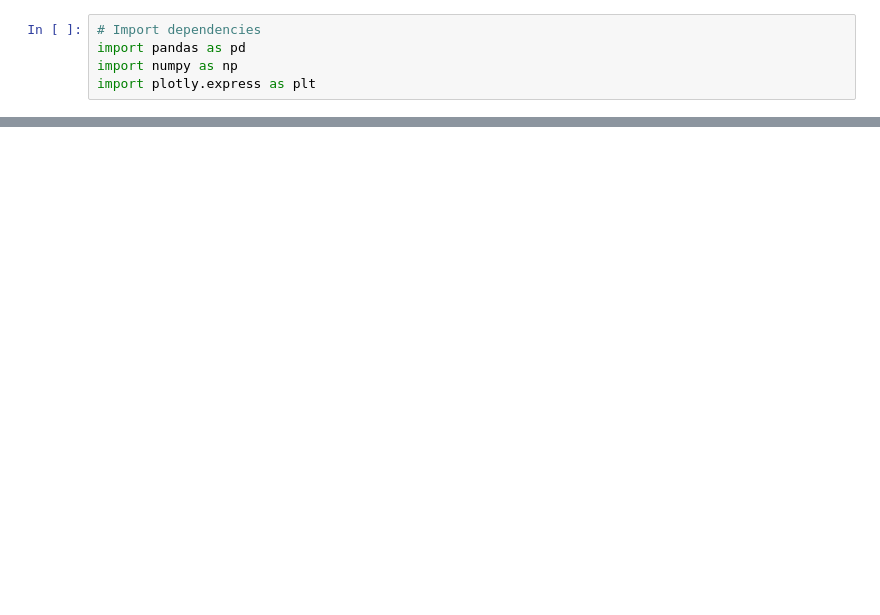
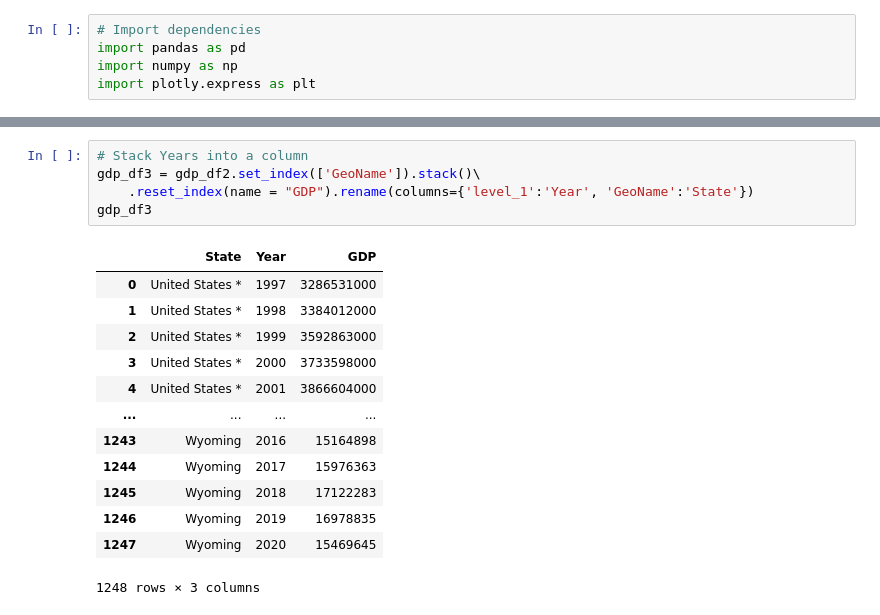
Before and after one commit to Michaelfr22/Final_Project, a Jupyter notebook: Cleaning_GDP.ipynb, the cells around one changed output, grey strips where cells are left out. Drawn from its saved outputs; the diff is of its cells as text; blank space fills up the shorter version.

```diff
--- a/Cleaning_GDP.ipynb
+++ b/Cleaning_GDP.ipynb
@@ -23,0 +70,19 @@ gdp_df
+# %%
+# Stack Years into a column
+gdp_df3 = gdp_df2.set_index(['GeoName']).stack()\
+    .reset_index(name = "GDP").rename(columns={'level_1':'Year', 'GeoName':'State'})
+gdp_df3
+# %% [output]
+|  | State | Year | GDP |
+| 0 | United States * | 1997 | 3286531000 |
+| 1 | United States * | 1998 | 3384012000 |
+| 2 | United States * | 1999 | 3592863000 |
+| 3 | United States * | 2000 | 3733598000 |
+| 4 | United States * | 2001 | 3866604000 |
+| ... | ... | ... | ... |
+| 1243 | Wyoming | 2016 | 15164898 |
+| 1244 | Wyoming | 2017 | 15976363 |
+| 1245 | Wyoming | 2018 | 17122283 |
+| 1246 | Wyoming | 2019 | 16978835 |
+| 1247 | Wyoming | 2020 | 15469645 |
+1248 rows × 3 columns
```
Also changed, not shown: parts of 8 cells of this notebook, 10 other files.
